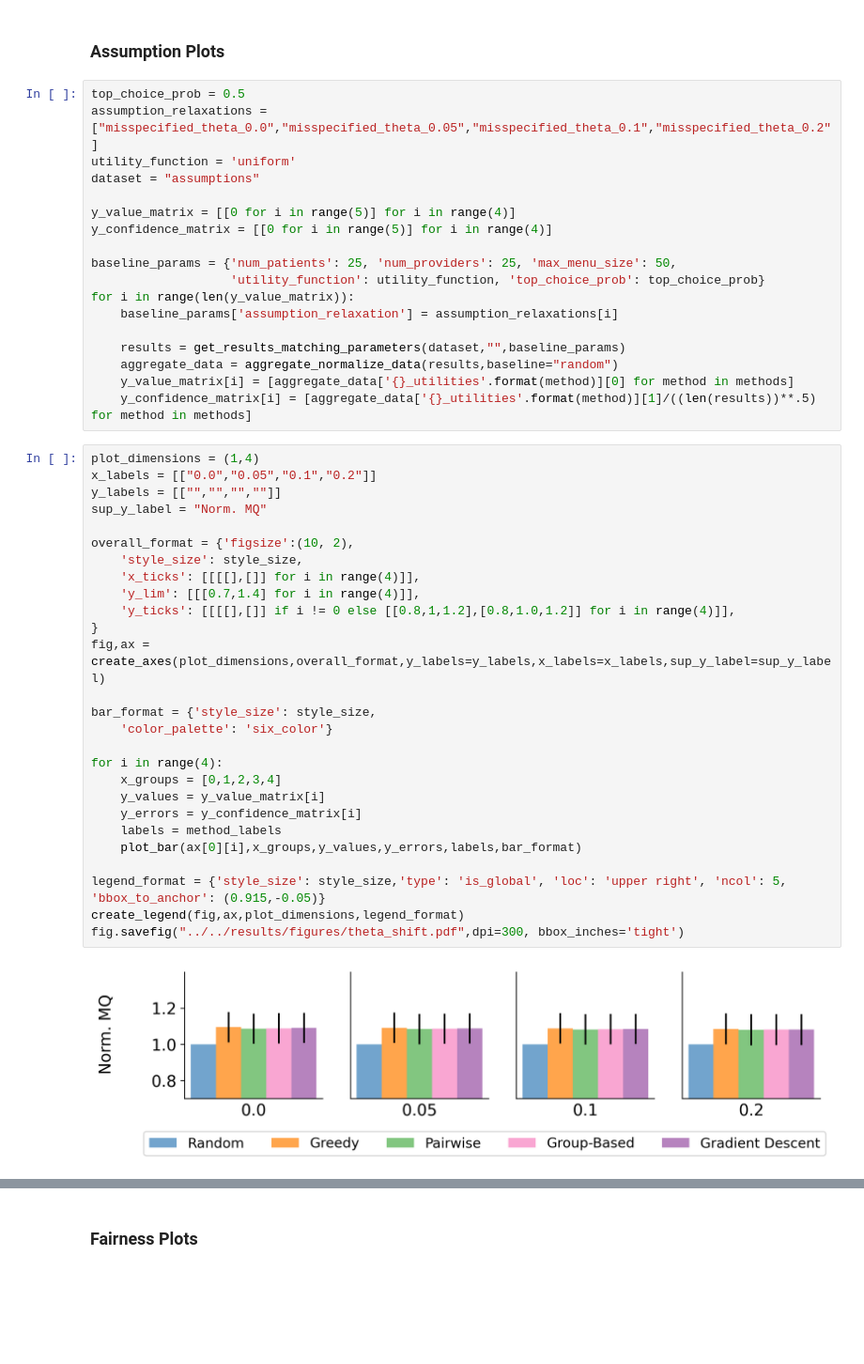
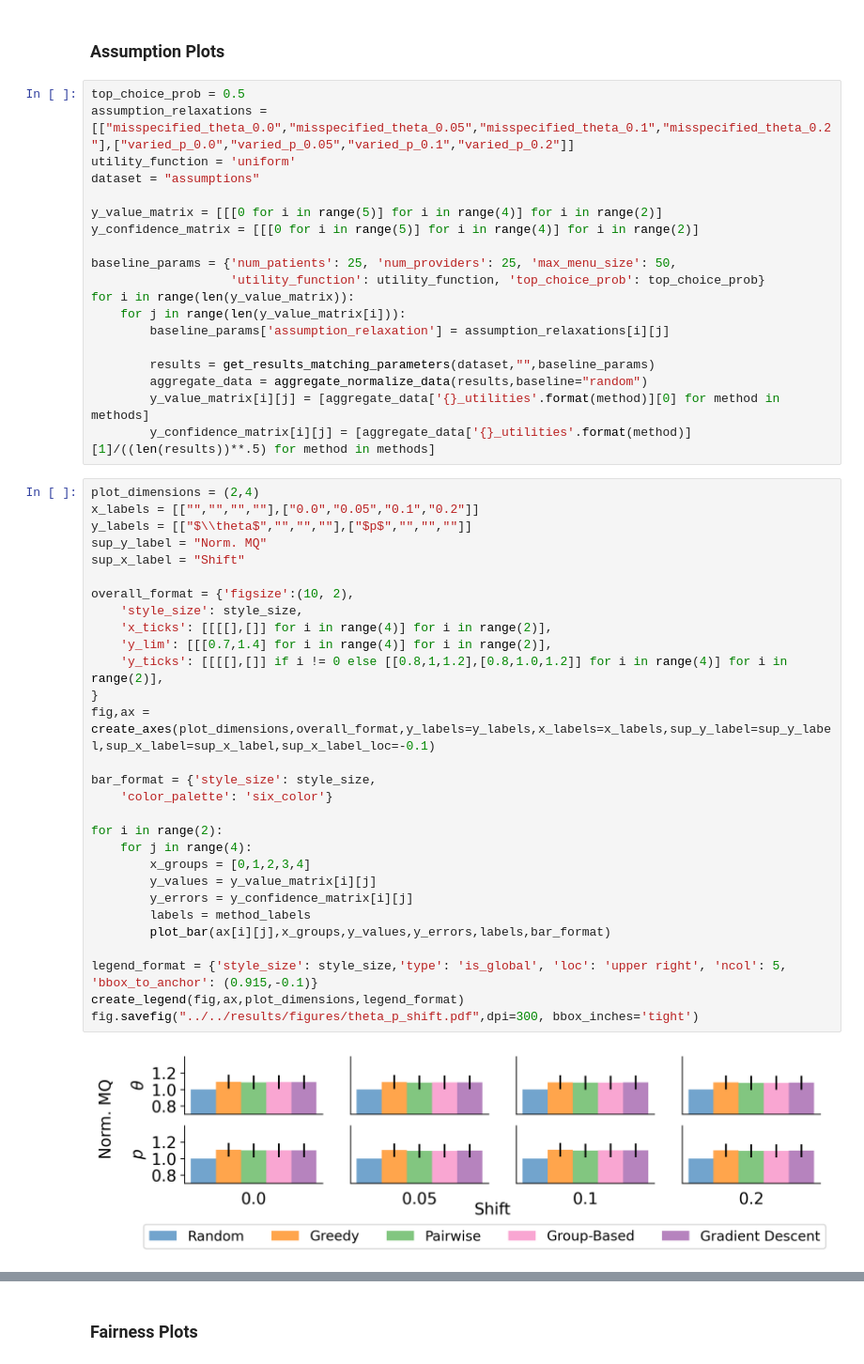
Before and after one commit to naveenr414/patient-provider, a Jupyter notebook: scripts/notebooks/Plotting.ipynb, the cells around one changed output, grey strips where cells are left out. Shown at 94% size. Saved outputs shown, nothing was run; the diff lists cells and outputs as text; blank space fills up the shorter version.

Commit message:
Ran experiments with diferent assumptions

```diff
--- a/scripts/notebooks/Plotting.ipynb
+++ b/scripts/notebooks/Plotting.ipynb
@@ -451,49 +445,52 @@ plt.savefig("../../results/figures/phase_diagram_normal_matches.pdf",dpi=300, bb
 ### Assumption Plots
 # %%
 top_choice_prob = 0.5
-assumption_relaxations = ["misspecified_theta_0.0","misspecified_theta_0.05","misspecified_theta_0.1","misspecified_theta_0.2"]
+assumption_relaxations = [["misspecified_theta_0.0","misspecified_theta_0.05","misspecified_theta_0.1","misspecified_theta_0.2"],["varied_p_0.0","varied_p_0.05","varied_p_0.1","varied_p_0.2"]]
 utility_function = 'uniform'
 dataset = "assumptions"
 
-y_value_matrix = [[0 for i in range(5)] for i in range(4)]
-y_confidence_matrix = [[0 for i in range(5)] for i in range(4)]
+y_value_matrix = [[[0 for i in range(5)] for i in range(4)] for i in range(2)]
+y_confidence_matrix = [[[0 for i in range(5)] for i in range(4)] for i in range(2)]
 
 baseline_params = {'num_patients': 25, 'num_providers': 25, 'max_menu_size': 50,
                    'utility_function': utility_function, 'top_choice_prob': top_choice_prob}
 for i in range(len(y_value_matrix)):
-    baseline_params['assumption_relaxation'] = assumption_relaxations[i]
+    for j in range(len(y_value_matrix[i])):
+        baseline_params['assumption_relaxation'] = assumption_relaxations[i][j]
 
-    results = get_results_matching_parameters(dataset,"",baseline_params)
-    aggregate_data = aggregate_normalize_data(results,baseline="random")
-    y_value_matrix[i] = [aggregate_data['{}_utilities'.format(method)][0] for method in methods]
-    y_confidence_matrix[i] = [aggregate_data['{}_utilities'.format(method)][1]/((len(results))**.5) for method in methods]
+        results = get_results_matching_parameters(dataset,"",baseline_params)
+        aggregate_data = aggregate_normalize_data(results,baseline="random")
+        y_value_matrix[i][j] = [aggregate_data['{}_utilities'.format(method)][0] for method in methods]
+        y_confidence_matrix[i][j] = [aggregate_data['{}_utilities'.format(method)][1]/((len(results))**.5) for method in methods]
 # %%
-plot_dimensions = (1,4)
-x_labels = [["0.0","0.05","0.1","0.2"]]
-y_labels = [["","","",""]]
+plot_dimensions = (2,4)
+x_labels = [["","","",""],["0.0","0.05","0.1","0.2"]]
+y_labels = [["$\\theta$","","",""],["$p$","","",""]]
 sup_y_label = "Norm. MQ"
+sup_x_label = "Shift"
 
 overall_format = {'figsize':(10, 2),
     'style_size': style_size,
-    'x_ticks': [[[[],[]] for i in range(4)]],
-    'y_lim': [[[0.7,1.4] for i in range(4)]],
-    'y_ticks': [[[[],[]] if i != 0 else [[0.8,1,1.2],[0.8,1.0,1.2]] for i in range(4)]],
+    'x_ticks': [[[[],[]] for i in range(4)] for i in range(2)],
+    'y_lim': [[[0.7,1.4] for i in range(4)] for i in range(2)],
+    'y_ticks': [[[[],[]] if i != 0 else [[0.8,1,1.2],[0.8,1.0,1.2]] for i in range(4)] for i in range(2)],
 }
-fig,ax = create_axes(plot_dimensions,overall_format,y_labels=y_labels,x_labels=x_labels,sup_y_label=sup_y_label)
+fig,ax = create_axes(plot_dimensions,overall_format,y_labels=y_labels,x_labels=x_labels,sup_y_label=sup_y_label,sup_x_label=sup_x_label,sup_x_label_loc=-0.1)
 
 bar_format = {'style_size': style_size,
     'color_palette': 'six_color'}
 
-for i in range(4):
-    x_groups = [0,1,2,3,4]
-    y_values = y_value_matrix[i]
-    y_errors = y_confidence_matrix[i]
-    labels = method_labels
-    plot_bar(ax[0][i],x_groups,y_values,y_errors,labels,bar_format)
+for i in range(2):
+    for j in range(4):
+        x_groups = [0,1,2,3,4]
+        y_values = y_value_matrix[i][j]
+        y_errors = y_confidence_matrix[i][j]
+        labels = method_labels
+        plot_bar(ax[i][j],x_groups,y_values,y_errors,labels,bar_format)
 
-legend_format = {'style_size': style_size,'type': 'is_global', 'loc': 'upper right', 'ncol': 5, 'bbox_to_anchor': (0.915,-0.05)}
+legend_format = {'style_size': style_size,'type': 'is_global', 'loc': 'upper right', 'ncol': 5, 'bbox_to_anchor': (0.915,-0.1)}
 create_legend(fig,ax,plot_dimensions,legend_format)
-fig.savefig("../../results/figures/theta_shift.pdf",dpi=300, bbox_inches='tight')
+fig.savefig("../../results/figures/theta_p_shift.pdf",dpi=300, bbox_inches='tight')
 # %% [output]
-[figure, old version]
+[figure, new version]
 # %%
```
Also changed, not shown: parts of 12 cells of this notebook, 6 other files.
